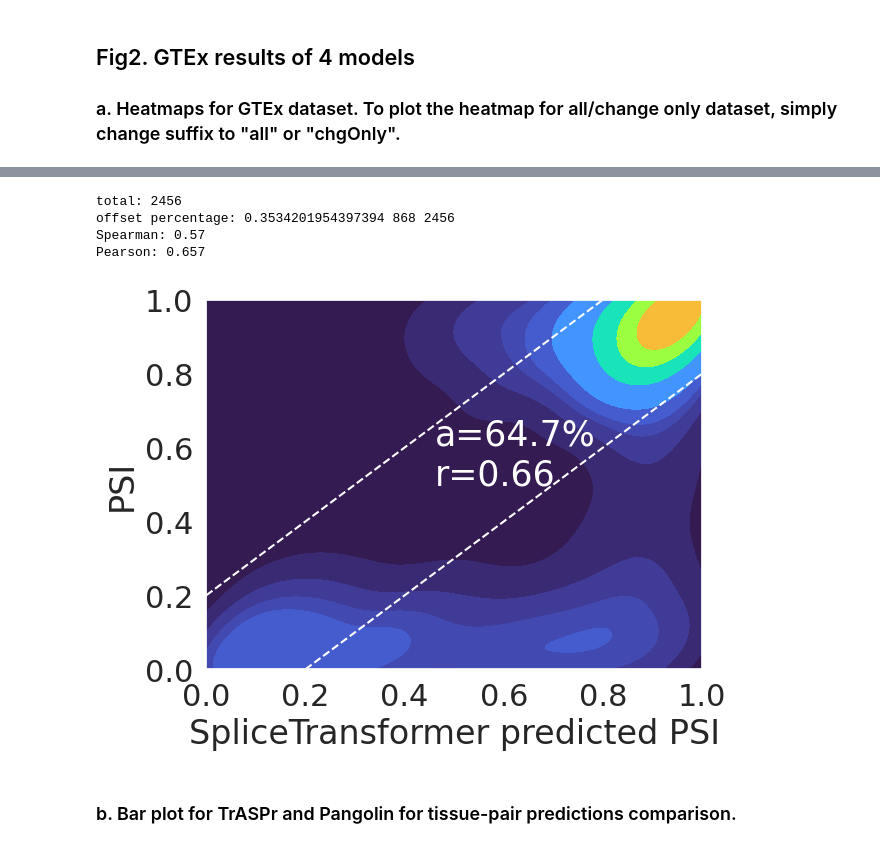
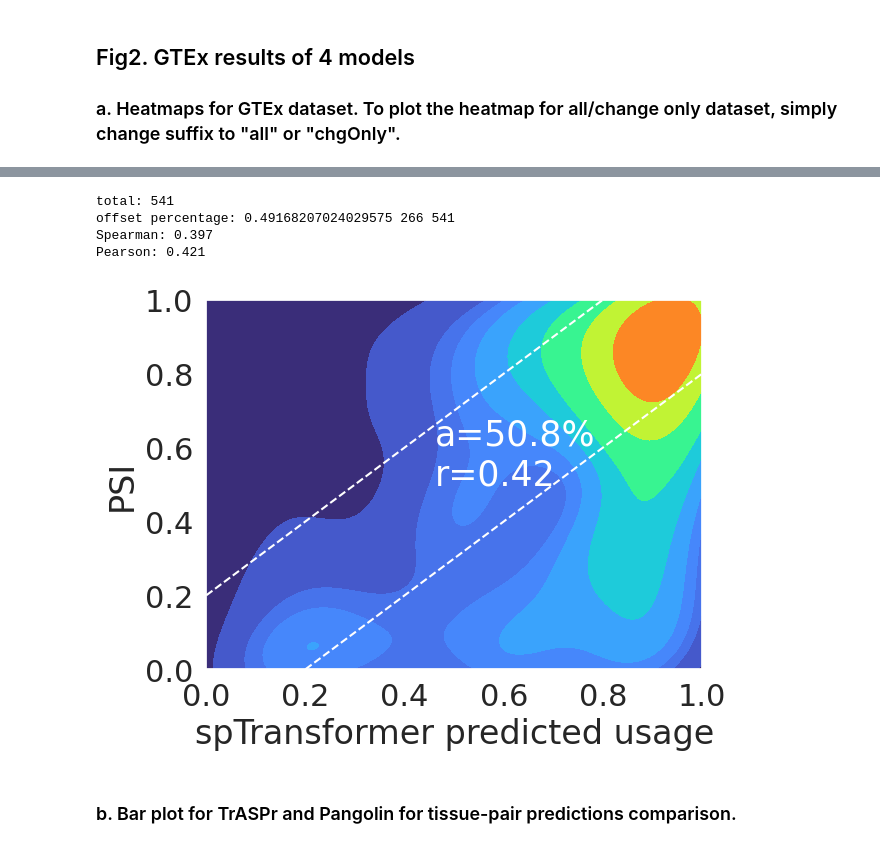
Before and after one commit to AstroSign/TrASPr_model, a Jupyter notebook: plot_script/TrASPr_plot.ipynb, the cells around one changed output, grey strips where cells are left out. Drawn from its saved outputs; the diff is of its cells as text; code cells hidden in the pictures.

```diff
--- a/plot_script/TrASPr_plot.ipynb
+++ b/plot_script/TrASPr_plot.ipynb
@@ -104,7 +104,7 @@ NEG_THRESHOLD_ABS = 0.05
 
 data_dir = "./data/GTEx_data.tsv"
 suffix = "all"
-# suffix = "chgOnly"
+suffix = "chgOnly"
 
 data = pd.read_csv(data_dir, sep='\t', header=0)
 
@@ -236,39 +237,40 @@ Pearson: 0.674
 if suffix == "all":
     labels = data["Label"].values
     preds = data["SpliceTF_pred"].values
 else:
     labels = data[data["Change_case"]==True]["Label"].values
     preds = data[data["Change_case"]==True]["SpliceTF_pred"].values
 
 total = len(labels)
 print("total:", total)
 
 spearman_score = round(spearmanr(labels, preds)[0],3)
 pearson_score = round(pearsonr(labels, preds)[0],3)
 offset_perc = check_offset_perc(preds, labels)
 print("Spearman:",spearman_score)
 print("Pearson:",pearson_score)
 
 ax = sns.kdeplot(x=preds, y=labels, fill=True, cmap='turbo', cbar=False, thresh=0)
 norm = Normalize(0, vmax)
 for collection in ax.collections:
     collection.set_norm(norm)
 
 plt.plot([0.2,1], [0,0.8], '--', c='w')
 plt.plot([0,0.8],[0.2,1], '--', c='w')
 plt.text(0.46,0.5,"a=" + str(round(1-offset_perc, 3)*100) + "%\nr=" + str("%.2f" % round(pearson_score,2)), c='w', fontsize=25)
 
 plt.ylim(0, 1)
 plt.xlim(0, 1)
-plt.xlabel('SpliceTransformer predicted PSI')
+plt.xlabel('spTransformer predicted usage')
 plt.ylabel('PSI')
+plt.savefig(output_dir + f'spTF_PSI_{suffix}_heatmap_withNum.svg', format="svg",bbox_inches="tight")
 plt.show()
 # %% [output]
-total: 2456
-offset percentage: 0.3534201954397394 868 2456
-Spearman: 0.57
-Pearson: 0.657
+total: 541
+offset percentage: 0.49168207024029575 266 541
+Spearman: 0.397
+Pearson: 0.421
-[figure, old version]
+[figure, new version]
 # %% [markdown]
 ### b. Bar plot for TrASPr and Pangolin for tissue-pair predictions comparison.
 # %%
```
Also changed, not shown: parts of 10 cells of this notebook.
